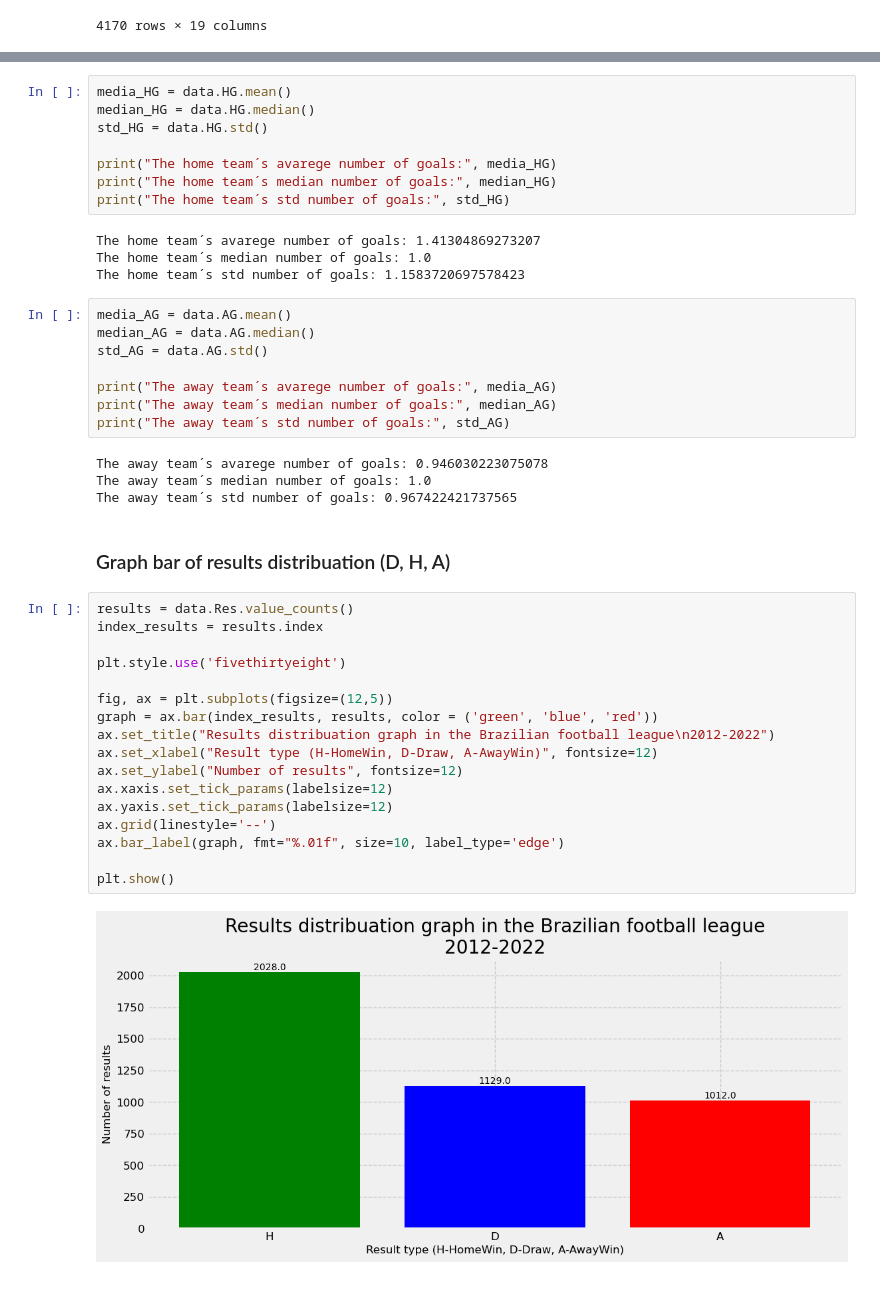
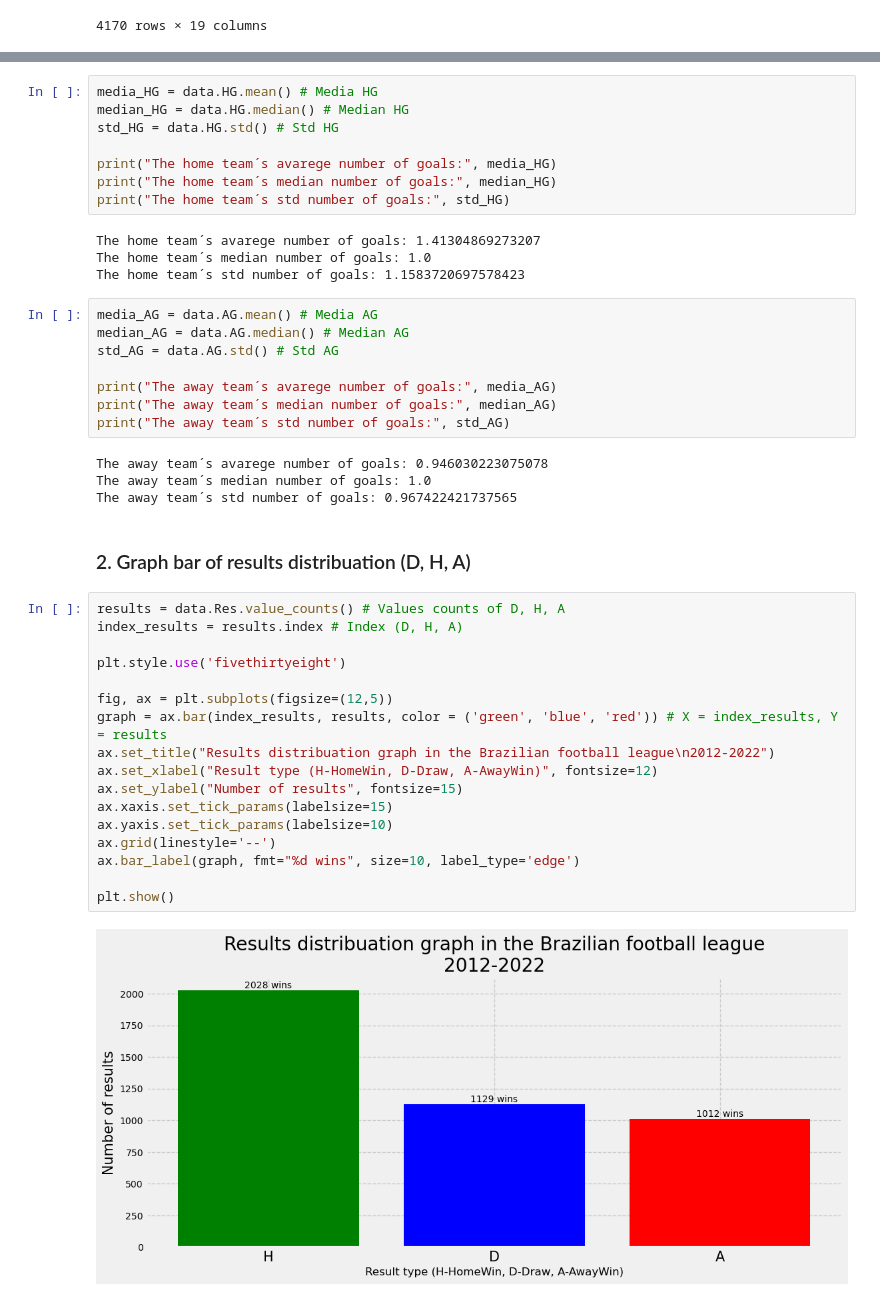
Before and after one commit to pablitohaddad/brazilian-football-data, a Jupyter notebook: Data Analysis whit Brazilian Football datas.ipynb, the cells around one changed output, grey strips where cells are left out. Cells and saved outputs as stored; diff of their text form.

```diff
--- a/Data Analysis whit Brazilian Football datas.ipynb
+++ b/Data Analysis whit Brazilian Football datas.ipynb
@@ -45,7 +70,7 @@ data
 # %%
-media_HG = data.HG.mean()
-median_HG = data.HG.median()
-std_HG = data.HG.std()
+media_HG = data.HG.mean() # Media HG
+median_HG = data.HG.median() # Median HG
+std_HG = data.HG.std() # Std HG
 
 print("The home team´s avarege number of goals:", media_HG)
 print("The home team´s median number of goals:", median_HG)
@@ -55,9 +80,9 @@ The home team´s avarege number of goals: 1.41304869273207
 The home team´s median number of goals: 1.0
 The home team´s std number of goals: 1.1583720697578423
 # %%
-media_AG = data.AG.mean()
-median_AG = data.AG.median()
-std_AG = data.AG.std()
+media_AG = data.AG.mean() # Media AG
+median_AG = data.AG.median() # Median AG
+std_AG = data.AG.std() # Std AG
 
 print("The away team´s avarege number of goals:", media_AG)
 print("The away team´s median number of goals:", median_AG)
@@ -67,23 +92,23 @@ The away team´s avarege number of goals: 0.946030223075078
 The away team´s median number of goals: 1.0
 The away team´s std number of goals: 0.967422421737565
 # %% [markdown]
-### Graph bar of results distribuation (D, H, A)
+### 2. Graph bar of results distribuation (D, H, A)
 # %%
-results = data.Res.value_counts()
-index_results = results.index
+results = data.Res.value_counts() # Values counts of D, H, A
+index_results = results.index # Index (D, H, A)
 
 plt.style.use('fivethirtyeight')
 
 fig, ax = plt.subplots(figsize=(12,5))
-graph = ax.bar(index_results, results, color = ('green', 'blue', 'red'))
+graph = ax.bar(index_results, results, color = ('green', 'blue', 'red')) # X = index_results, Y = results
 ax.set_title("Results distribuation graph in the Brazilian football league\n2012-2022")
 ax.set_xlabel("Result type (H-HomeWin, D-Draw, A-AwayWin)", fontsize=12)
-ax.set_ylabel("Number of results", fontsize=12)
-ax.xaxis.set_tick_params(labelsize=12)
-ax.yaxis.set_tick_params(labelsize=12)
+ax.set_ylabel("Number of results", fontsize=15)
+ax.xaxis.set_tick_params(labelsize=15)
+ax.yaxis.set_tick_params(labelsize=10)
 ax.grid(linestyle='--')
-ax.bar_label(graph, fmt="%.01f", size=10, label_type='edge')
+ax.bar_label(graph, fmt="%d wins", size=10, label_type='edge')
 
 plt.show()
 # %% [output]
-[figure, old version]
+[figure, new version]
```
Also changed, not shown: parts of 9 cells of this notebook.
